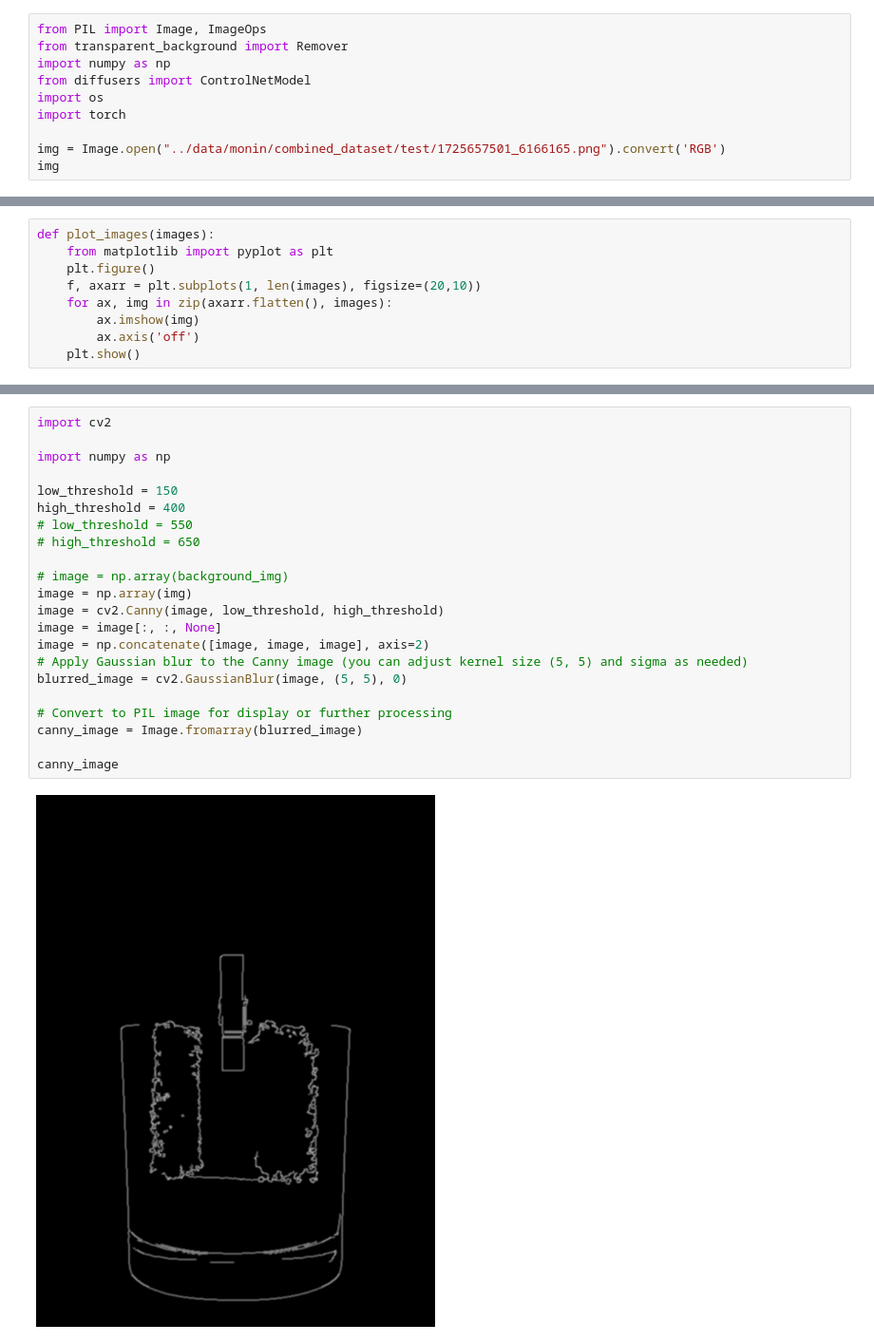
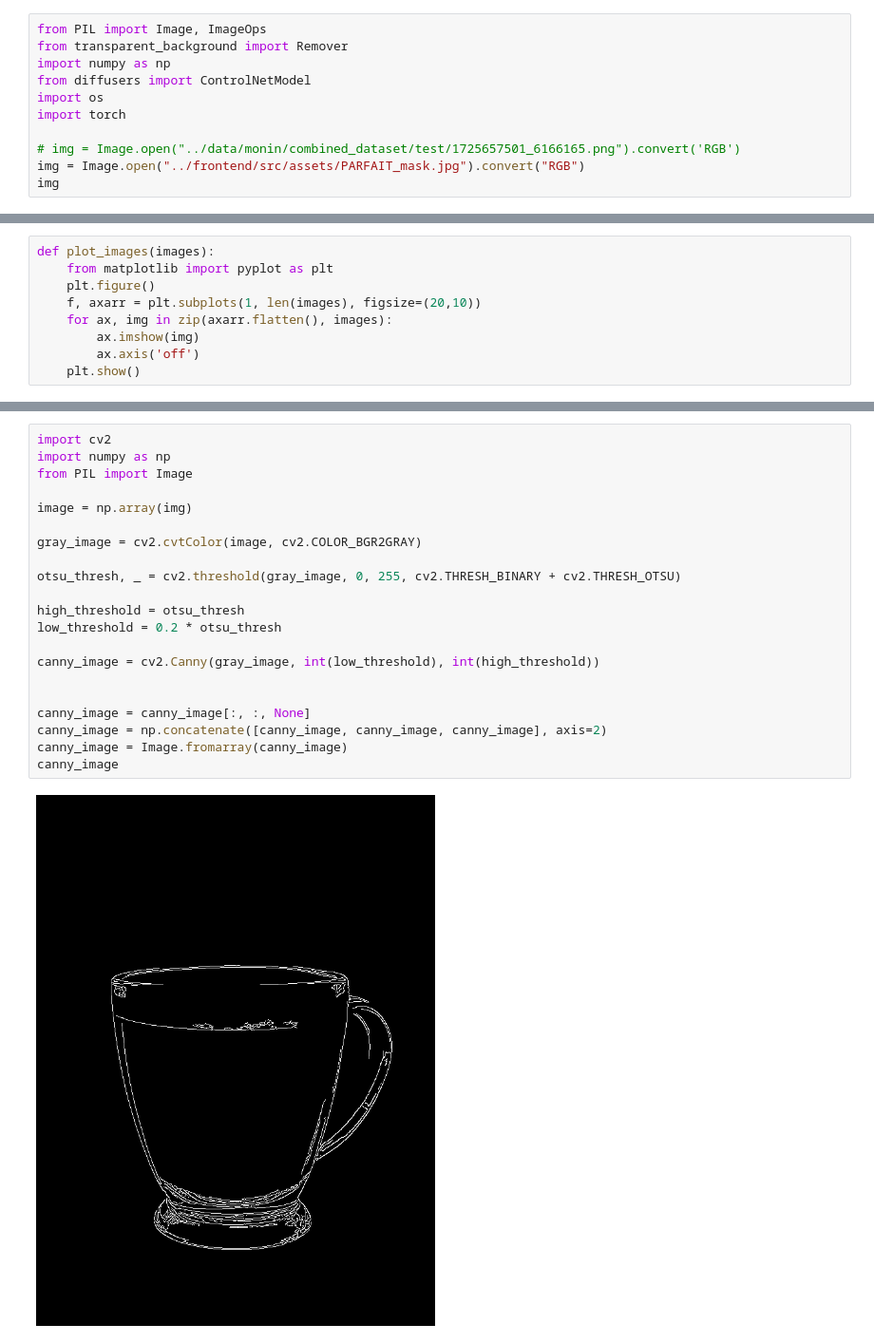
Before and after one commit to Hexy00123/F24-PMLDL-Project, a Jupyter notebook: notebooks/canny-controlnet.ipynb, the cells around one changed output, grey strips where cells are left out. Shown: that part at 95% size. Drawn from its saved outputs; the diff is of its cells as text.

Commit message:
feat: add otsu tresholding for canny

```diff
--- a/notebooks/canny-controlnet.ipynb
+++ b/notebooks/canny-controlnet.ipynb
@@ -6,6 +6,7 @@ from diffusers import ControlNetModel
 import os
 import torch
 
-img = Image.open("../data/monin/combined_dataset/test/1725657501_6166165.png").convert('RGB')
+# img = Image.open("../data/monin/combined_dataset/test/1725657501_6166165.png").convert('RGB')
+img = Image.open("../frontend/src/assets/PARFAIT_mask.jpg").convert("RGB")
 img
 # %% [output]
@@ -89,25 +40,24 @@ tensor([[[[0.9922, 0.9922, 0.9922,  ..., 0.9922, 0.9922, 0.9922],
 # %%
 import cv2
+import numpy as np
+from PIL import Image
 
-import numpy as np
+image = np.array(img)
 
-low_threshold = 150
-high_threshold = 400
-# low_threshold = 550
-# high_threshold = 650
+gray_image = cv2.cvtColor(image, cv2.COLOR_BGR2GRAY)
 
-# image = np.array(background_img)
-image = np.array(img)
-image = cv2.Canny(image, low_threshold, high_threshold)
-image = image[:, :, None]
-image = np.concatenate([image, image, image], axis=2)
-# Apply Gaussian blur to the Canny image (you can adjust kernel size (5, 5) and sigma as needed)
-blurred_image = cv2.GaussianBlur(image, (5, 5), 0)
+otsu_thresh, _ = cv2.threshold(gray_image, 0, 255, cv2.THRESH_BINARY + cv2.THRESH_OTSU)
 
-# Convert to PIL image for display or further processing
-canny_image = Image.fromarray(blurred_image)
+high_threshold = otsu_thresh
+low_threshold = 0.2 * otsu_thresh
 
+canny_image = cv2.Canny(gray_image, int(low_threshold), int(high_threshold))
+
+
+canny_image = canny_image[:, :, None]
+canny_image = np.concatenate([canny_image, canny_image, canny_image], axis=2)
+canny_image = Image.fromarray(canny_image)
 canny_image
 # %% [output]
-[figure, old version]
+[figure, new version]
 # %%
```
Also changed, not shown: parts of 6 cells of this notebook, 1 other file.
